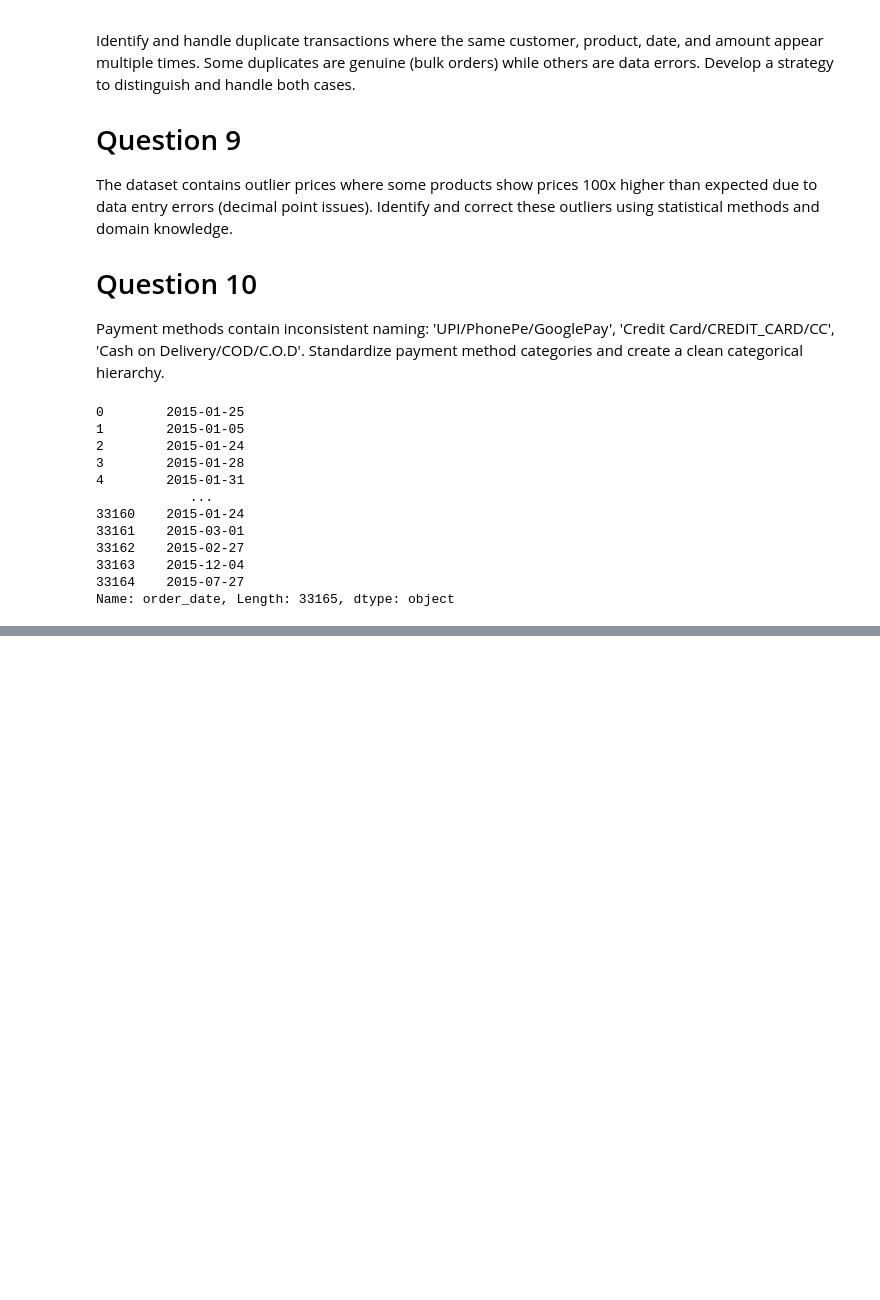
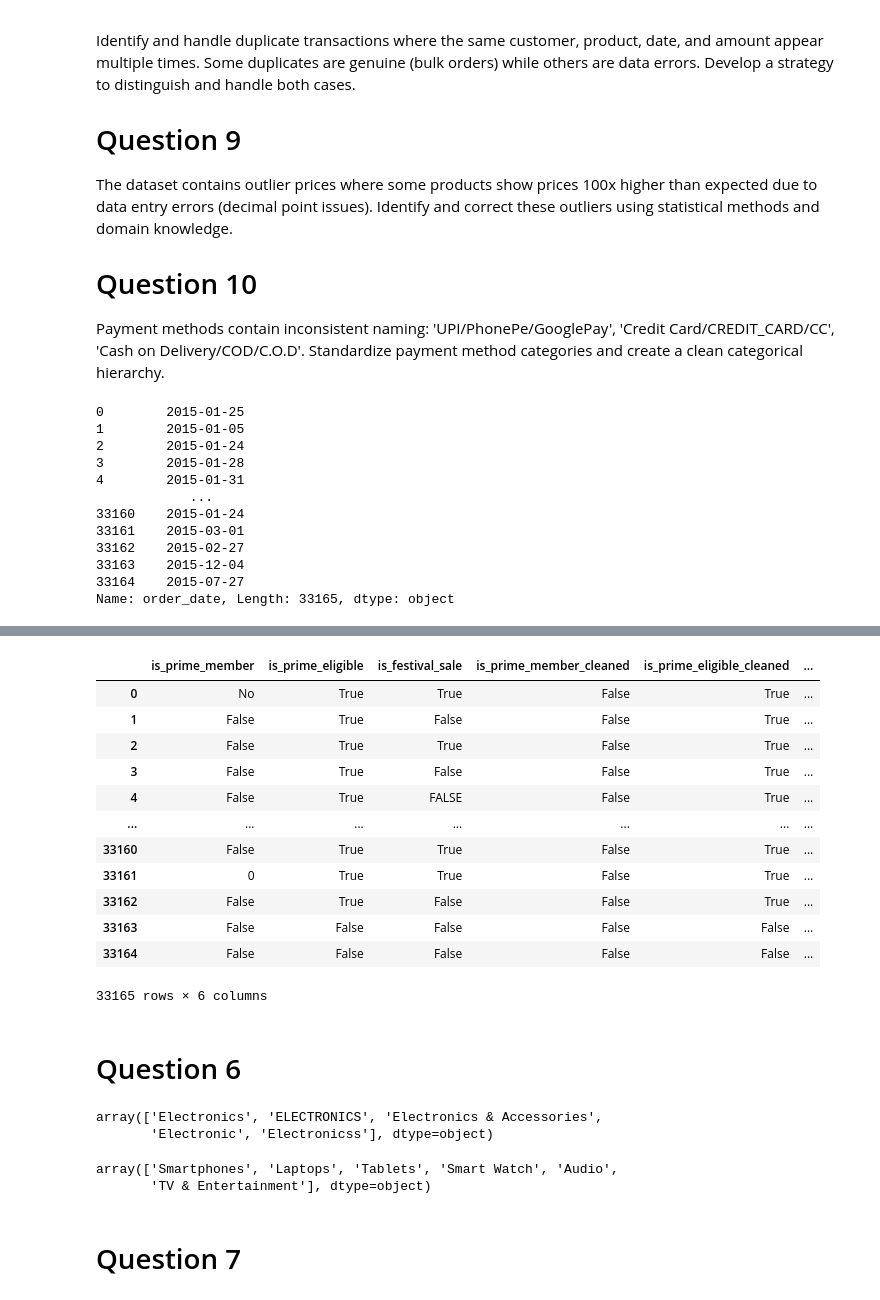
Before and after one commit to harishgundapuUD/Amazon_Sales_Analysis, a Jupyter notebook: data_cleaning/sample_dataset_reading.ipynb, the cells around one changed output, grey strips where cells are left out. Cells and saved outputs as stored; diff of their text form; code cells hidden in the pictures; blank space fills up the shorter version.

```diff
--- a/data_cleaning/sample_dataset_reading.ipynb
+++ b/data_cleaning/sample_dataset_reading.ipynb
@@ -113,0 +168,20 @@ print(df)
+# %%
+import pandas as pd
+import numpy as np
+import re
+
+def clean_price(value):
+    if isinstance(value, (int, float)):  # Already numeric
+        return value
+    if isinstance(value, str):
+        # Remove currency symbols and commas, keep digits and dot
+        cleaned = re.sub(r'[^\d.]', '', value)
+        try:
+            return float(cleaned) if '.' in cleaned else int(cleaned)
+        except ValueError:
+            return np.nan
+    return np.nan  # For other types (e.g., None)
+
+# Example usage
+df['original_price_inr_cleaned'] = df['original_price_inr'].apply(clean_price)
+print(df["original_price_inr_cleaned"])
@@ -113,0 +420,40 @@ print(df)
+# %%
+
+# Define a function to normalize boolean-like values
+def normalize_boolean(val):
+    if pd.isna(val):
+        return False  # or pd.NA if you want to keep missing values
+    if isinstance(val, str):
+        val = val.strip().lower()
+        return val in ['yes', 'y', 'true', '1']
+    return bool(val)
+
+# Apply normalization to each of the boolean columns
+bool_cols = ['is_prime_member', 'is_prime_eligible', 'is_festival_sale']
+new_cols = ['is_prime_member_cleaned', 'is_prime_eligible_cleaned', 'is_festival_sale_cleaned']
+
+for index, col in enumerate(bool_cols):
+    df[new_cols[index]] = df[col].apply(normalize_boolean)
+
+df[['is_prime_member', 'is_prime_eligible', 'is_festival_sale', 'is_prime_member_cleaned', 'is_prime_eligible_cleaned', 'is_festival_sale_cleaned']]
+# %% [output]
+|  | is_prime_member | is_prime_eligible | is_festival_sale | is_prime_member_cleaned | is_prime_eligible_cleaned | ... |
+| 0 | No | True | True | False | True | ... |
+| 1 | False | True | False | False | True | ... |
+| 2 | False | True | True | False | True | ... |
+| 3 | False | True | False | False | True | ... |
+| 4 | False | True | FALSE | False | True | ... |
+| ... | ... | ... | ... | ... | ... | ... |
+| 33160 | False | True | True | False | True | ... |
+| 33161 | 0 | True | True | False | True | ... |
+| 33162 | False | True | False | False | True | ... |
+| 33163 | False | False | False | False | False | ... |
+| 33164 | False | False | False | False | False | ... |
+33165 rows × 6 columns
+# %% [markdown]
+# Question 6
+# %%
+df["category"].unique()
+# %% [output]
+array(['Electronics', 'ELECTRONICS', 'Electronics & Accessories',
+       'Electronic', 'Electronicss'], dtype=object)
@@ -113,0 +462,7 @@ print(df)
+# %%
+df["subcategory"].unique()
+# %% [output]
+array(['Smartphones', 'Laptops', 'Tablets', 'Smart Watch', 'Audio',
+       'TV & Entertainment'], dtype=object)
+# %% [markdown]
+# Question 7
```
Also changed, not shown: parts of 40 cells of this notebook, 1 other file.
